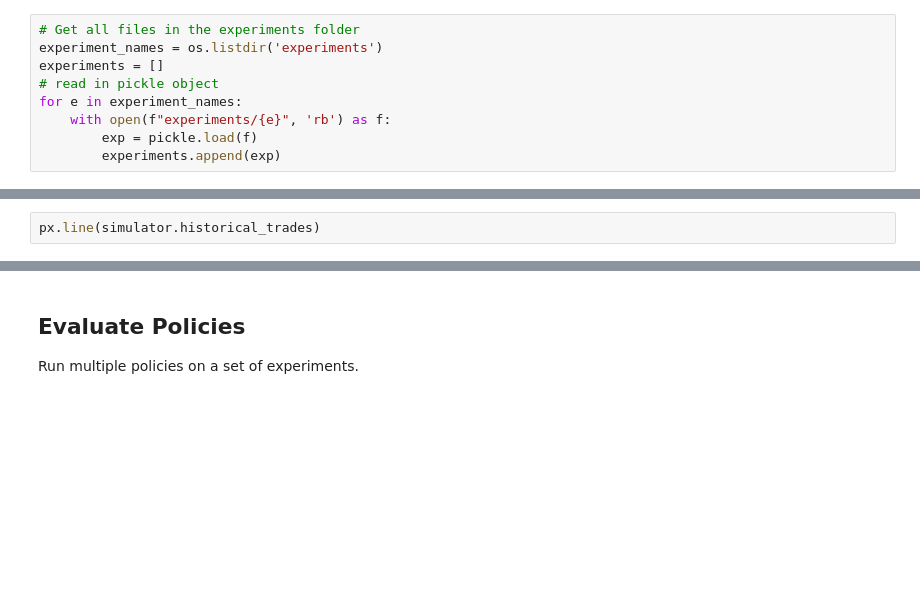
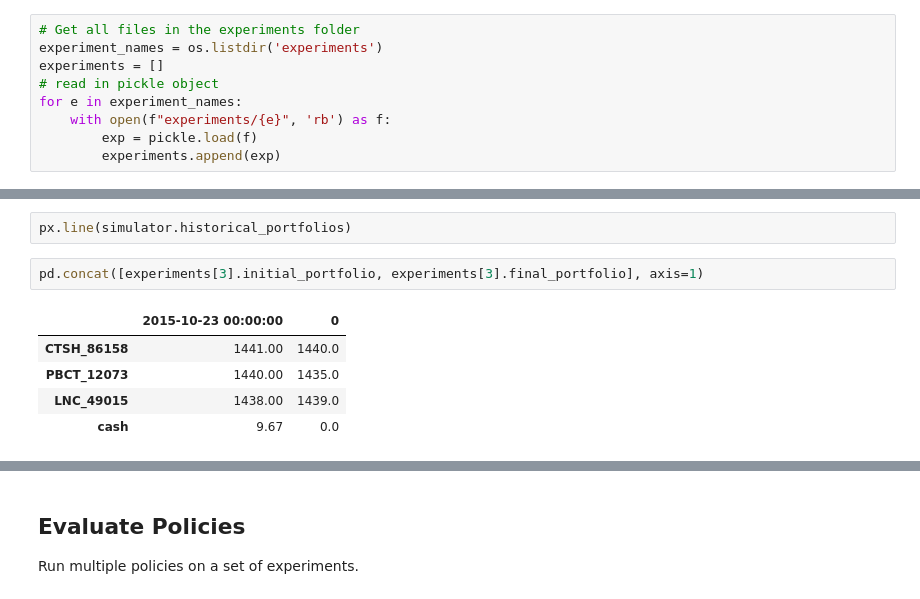
Before and after one commit to upadhyan/Portfolio-Changeover-Optimization, a Jupyter notebook: main.ipynb, the cells around one changed output, grey strips where cells are left out. Saved outputs shown, nothing was run; the diff lists cells and outputs as text; blank space fills up the shorter version.

```diff
--- a/main.ipynb
+++ b/main.ipynb
@@ -62,2 +62,10 @@ simulator.plot_value()
 # %%
-px.line(simulator.historical_trades)
+px.line(simulator.historical_portfolios)
+# %%
+pd.concat([experiments[3].initial_portfolio, experiments[3].final_portfolio], axis=1)
+# %% [output]
+|  | 2015-10-23 00:00:00 | 0 |
+| CTSH_86158 | 1441.00 | 1440.0 |
+| PBCT_12073 | 1440.00 | 1435.0 |
+| LNC_49015 | 1438.00 | 1439.0 |
+| cash | 9.67 | 0.0 |
```
Also changed, not shown: parts of 3 cells of this notebook, 2 other files.
